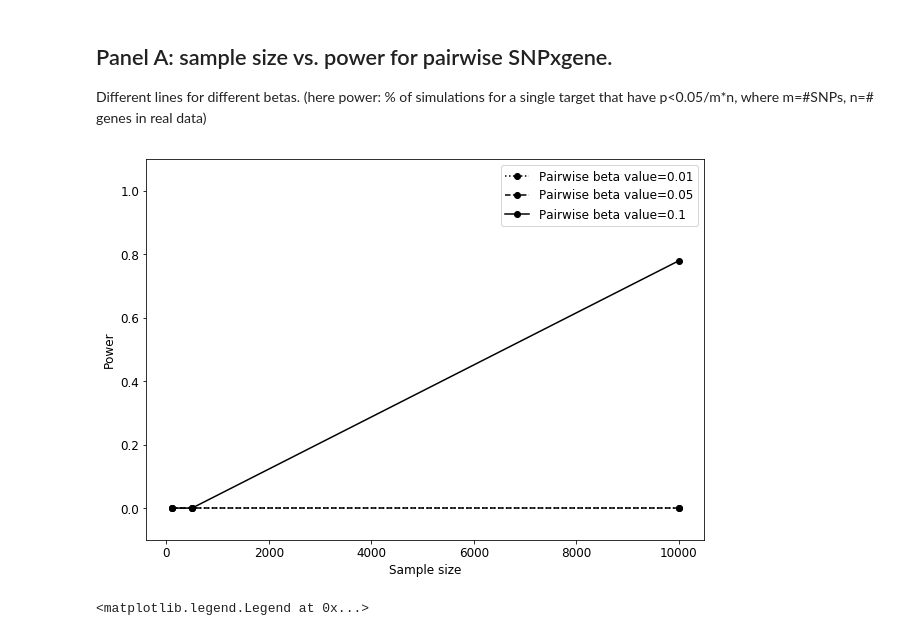
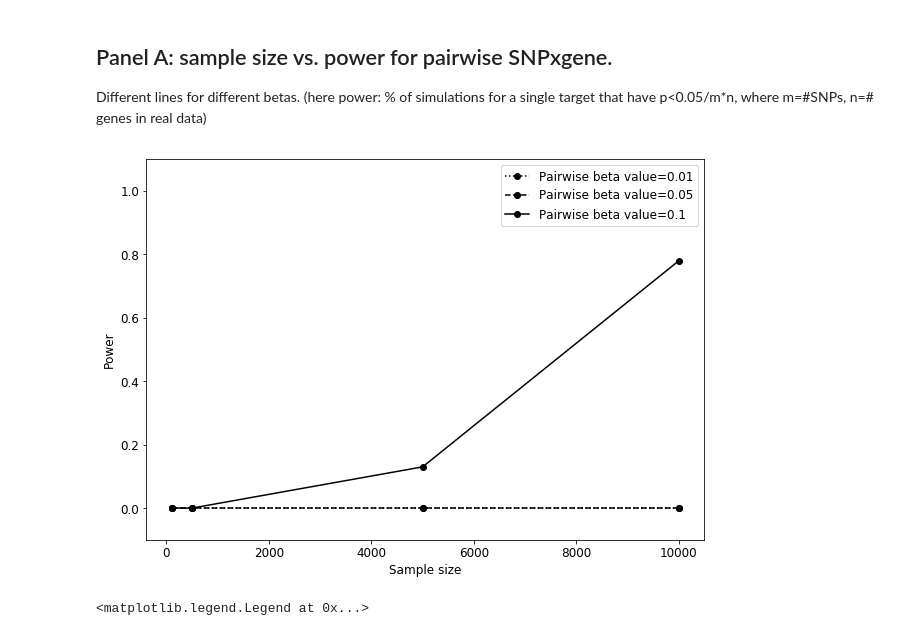
Before and after one commit to cynthiaewu/trans-eQTL, a Jupyter notebook: Jupyter/Supplementary Figure-Sample size vs Power.ipynb, the cells around one changed output. Saved outputs shown, nothing was run; the diff lists cells and outputs as text; code cells hidden in the pictures.

```diff
--- a/Jupyter/Supplementary Figure-Sample size vs Power.ipynb
+++ b/Jupyter/Supplementary Figure-Sample size vs Power.ipynb
@@ -29,35 +29,35 @@ def plot_power(target, beta_values, samplesize, fname, label_name, method, color
             path = get_path(method, s, target, value, fname)
             cur_file = pd.read_csv(path, sep='\t')
             power.append(float(cur_file['power_adjusted']))
         if linestyles is None:
             ls = "solid"
         else: ls = linestyles[beta_values.index(beta)]
         plt.plot(samplesize, power, label=f'{label_name}={beta}', marker='o', color=color, linestyle=ls)
 
 
 plt.figure(figsize=(10,7))
 
 
 #beta_values = [0, 0.01, 0.1, 1]
 beta_values = [0.01, 0.05, 0.1]
 # beta_values = [0.05]
 
-samplesize = [100, 500, 10000]
+samplesize = [100, 500, 5000, 10000]
 target = 1
 
 # plot_power(target, beta_values, samplesize, 'power_cpmax_1.0_adjusted_realnumsnps.txt', 'CPMA_x 1.0 beta_value')
 plot_power(target, beta_values, samplesize, 'power_matrix-eqtl_onesuccess_realnumsnps.txt', 'Pairwise beta value',
            "pairwise", linestyles=["dotted", "dashed", "solid"])
 # plot_power(target, beta_values, samplesize, 'power_mixtureModel_adjusted_realnumsnps.txt', 'mixtureModel beta_value')
 
 plt.xlabel('Sample size')
 plt.ylabel('Power')
 plt.ylim(-0.1, 1.1)
 plt.grid(False)
 #plt.xscale("log")
 plt.legend();
 # %% [output]
-[figure, old version]
+[figure, new version]
 # %%
 font = {'family' : 'normal',
         'weight' : 'normal',
```
Also changed, not shown: parts of 1 cell of this notebook, 1 other file.
